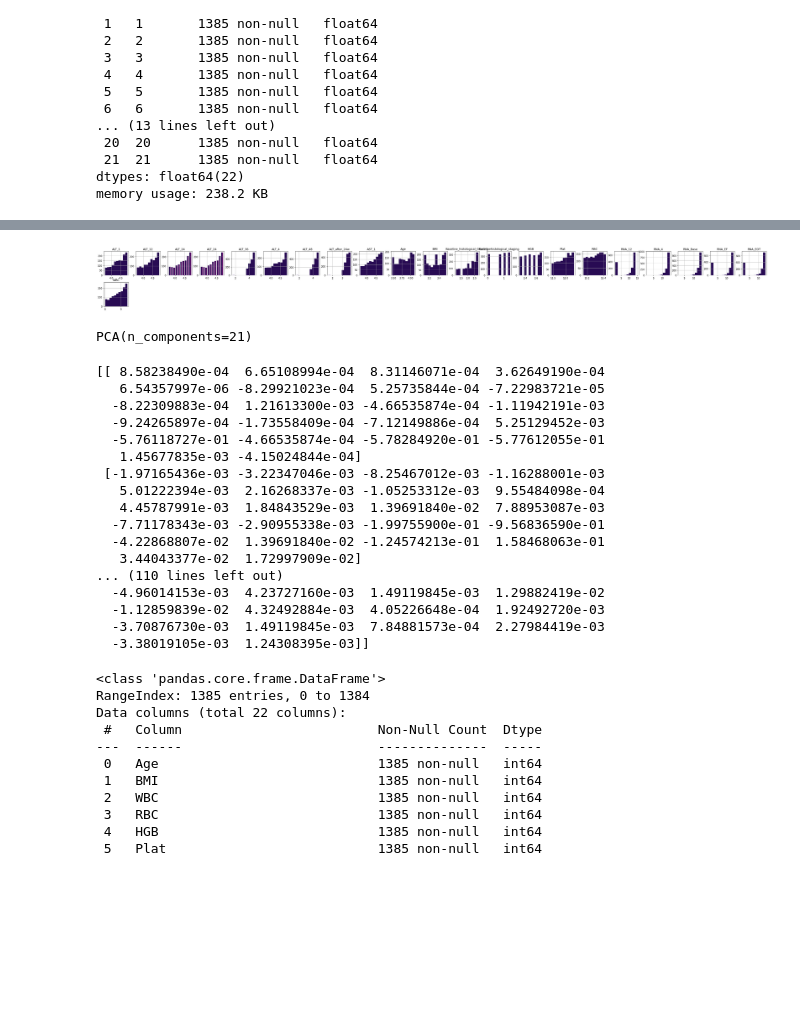
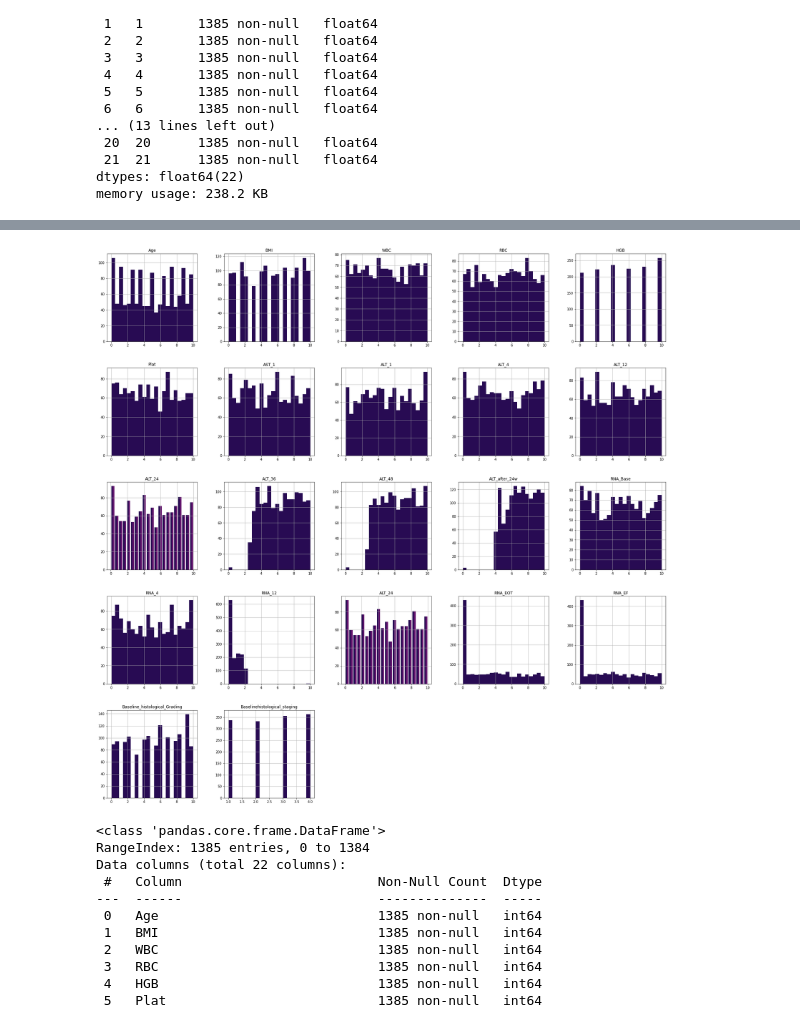
Before and after one commit to hieuvu99/3040_project, a Jupyter notebook: Project/Project_.ipynb, the cells around one changed output, grey strips where cells are left out. Drawn from its saved outputs; the diff is of its cells as text; code cells hidden in the pictures; blank space fills up the shorter version.

```diff
--- a/Project/Project_.ipynb
+++ b/Project/Project_.ipynb
@@ -314,34 +312,8 @@ data_num_log = np.log(data_num)
 # %%
-data_num_log.hist(layout=(21,21), sharex=False, sharey=False, figsize=(50, 50), bins=10)
+df.hist( sharex=False, sharey=False, figsize=(30, 30), bins=21)
 plt.show()
 # %% [output]
-[figure, old version]
+[figure, new version]
-# %%
-from sklearn.decomposition import PCA
-pca=PCA(n_components=21)
-pca.fit(data_num_log)
-# %% [output]
-PCA(n_components=21)
-# %%
-print(pca.components_)
-# %% [output]
-[[ 8.58238490e-04  6.65108994e-04  8.31146071e-04  3.62649190e-04
-   6.54357997e-06 -8.29921023e-04  5.25735844e-04 -7.22983721e-05
-  -8.22309883e-04  1.21613300e-03 -4.66535874e-04 -1.11942191e-03
-  -9.24265897e-04 -1.73558409e-04 -7.12149886e-04  5.25129452e-03
-  -5.76118727e-01 -4.66535874e-04 -5.78284920e-01 -5.77612055e-01
-   1.45677835e-03 -4.15024844e-04]
- [-1.97165436e-03 -3.22347046e-03 -8.25467012e-03 -1.16288001e-03
-   5.01222394e-03  2.16268337e-03 -1.05253312e-03  9.55484098e-04
-   4.45787991e-03  1.84843529e-03  1.39691840e-02  7.88953087e-03
-  -7.71178343e-03 -2.90955338e-03 -1.99755900e-01 -9.56836590e-01
-  -4.22868807e-02  1.39691840e-02 -1.24574213e-01  1.58468063e-01
-   3.44043377e-02  1.72997909e-02]
-... (110 lines left out)
-  -4.96014153e-03  4.23727160e-03  1.49119845e-03  1.29882419e-02
-  -1.12859839e-02  4.32492884e-03  4.05226648e-04  1.92492720e-03
-  -3.70876730e-03  1.49119845e-03  7.84881573e-04  2.27984419e-03
-  -3.38019105e-03  1.24308395e-03]]
 # %%
 data_num.info()
 # %% [output]
```
Also changed, not shown: parts of 27 cells of this notebook.
